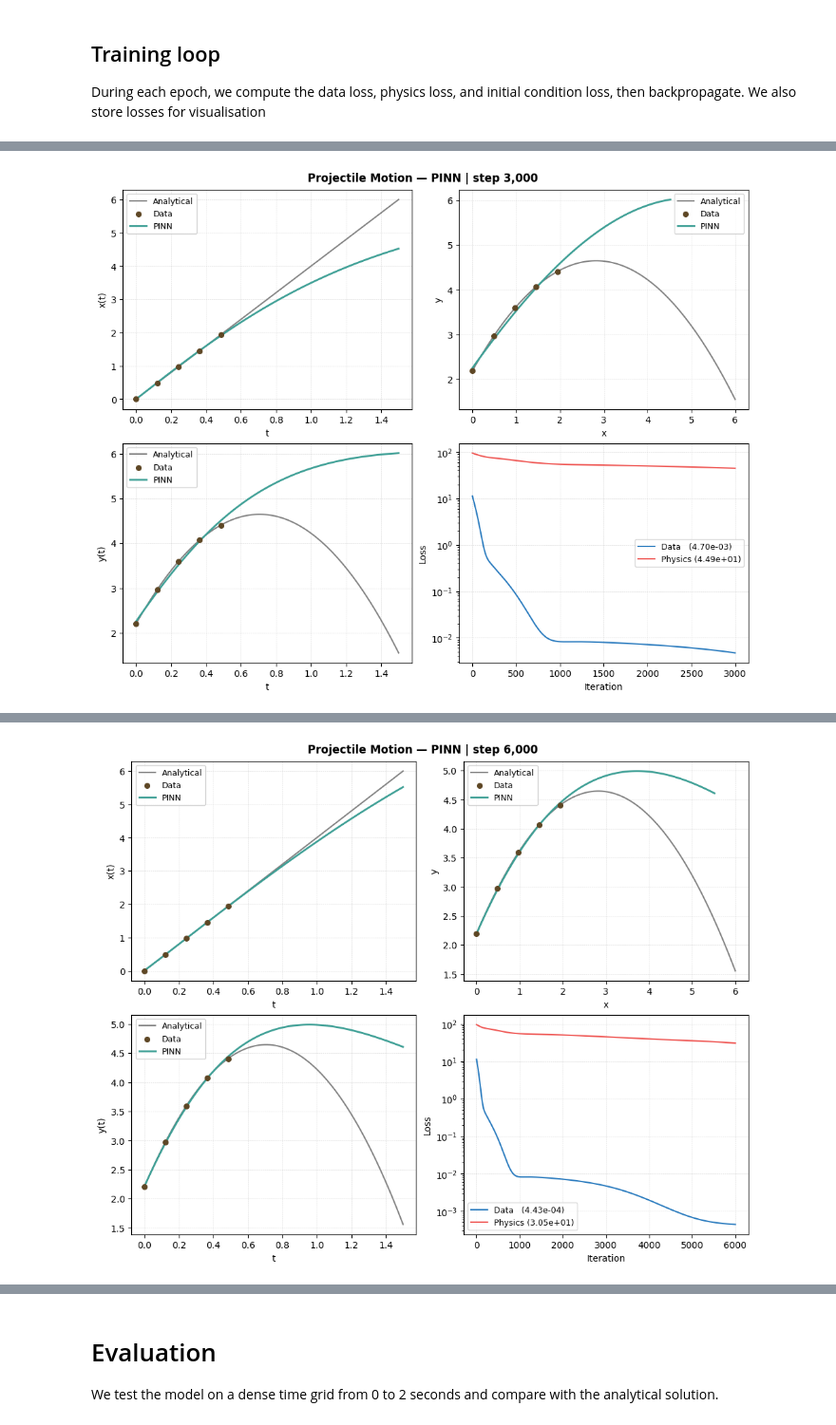
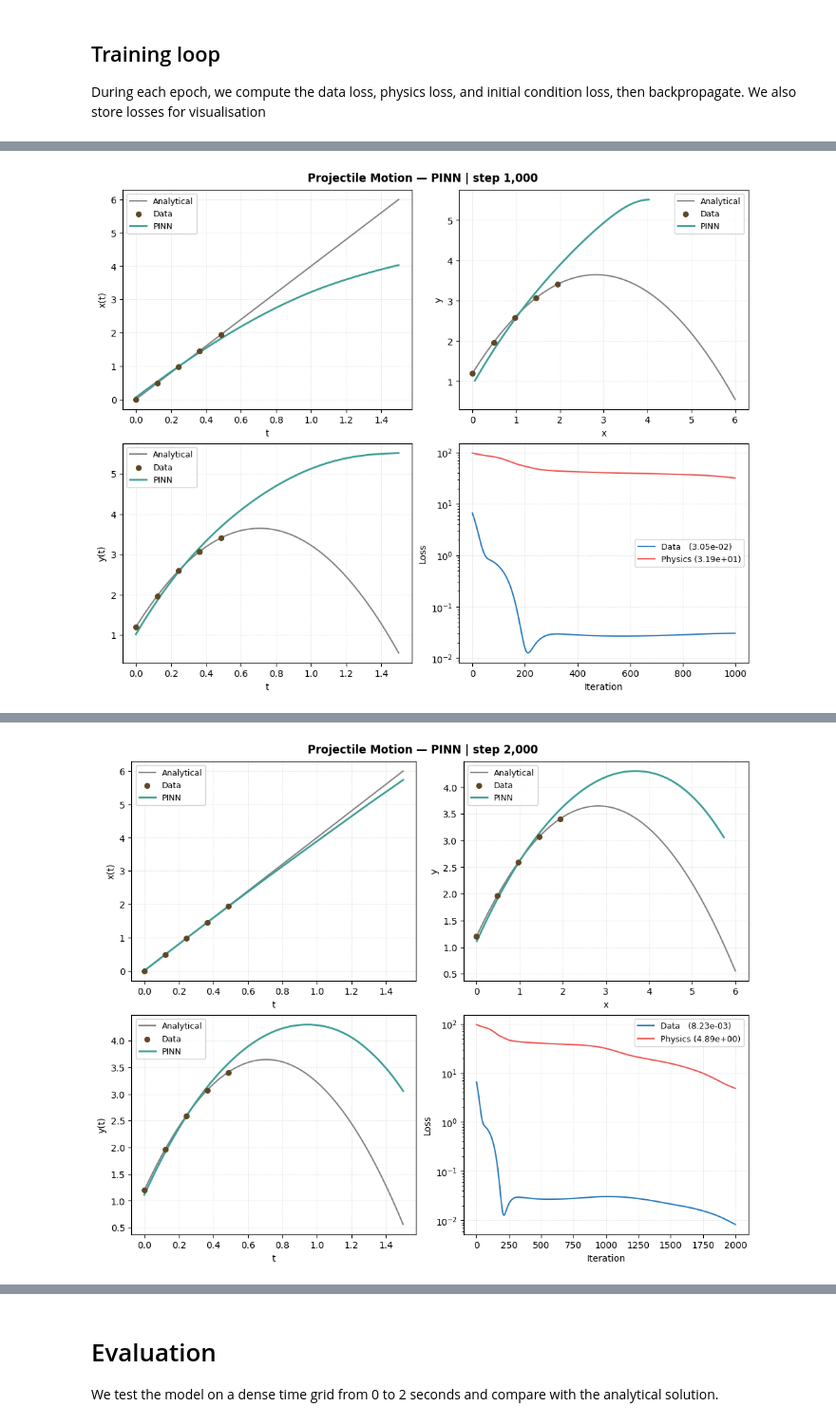
Before and after one commit to ganji759/Worshop-on-PINNs-with-PyTorch, a Jupyter notebook: Pinns_workshop_with_PyTorch.ipynb, the cells around one changed output, grey strips where cells are left out. Shown at 95% size. Drawn from its saved outputs; the diff is of its cells as text; code cells hidden in the pictures.

```diff
--- a/Pinns_workshop_with_PyTorch.ipynb
+++ b/Pinns_workshop_with_PyTorch.ipynb
@@ -85,8 +93,8 @@ class PINN(nn.Module):
         t = self.layers[-1](t)
         return t
 
-# Create an instance of the network with defined architecture: 1 input, 3 hidden layers with 20 neurons, 2 outputs
-layers = [1, 50, 2] # x(t), y(t)
+# 1 input (t), 2 hidden layers of 30 neurons, 2 outputs (x(t), y(t))
+layers = [1, 30, 2]
 model = PINN(layers)
 # %% [markdown]
 ## Generate Training Data (Analytical Solution)
@@ -206,8 +215,9 @@ def loss_physics(model, t):
 
 At $t=0$, we enforce $x=0$, $y=h_0$, $v_x=v_0*\cos(\alpha)$, $v_y=v_0*\sin(\alpha)$
 # %%
-def initial_condition_loss(model, t0, v0, alpha):
-    t0.requires_grad_(True)
+def initial_condition_loss(model, t0, v0, alpha, h_0):
+    # Clone so we don't mutate the shared t0 tensor across calls.
+    t0 = t0.clone().detach().requires_grad_(True)
 
     pred = model(t0)
     x = pred[:, 0:1]
@@ -219,7 +229,9 @@ def initial_condition_loss(model, t0, v0, alpha):
     vx0 = v0 * torch.cos(alpha)
     vy0 = v0 * torch.sin(alpha)
 
-    loss_pos = torch.mean(x**2 + y**2)
+    # Position IC: x(0) = 0, y(0) = h_0
+    loss_pos = torch.mean(x**2 + (y - h_0)**2)
+    # Velocity IC: x'(0) = v0 cos(alpha), y'(0) = v0 sin(alpha)
     loss_vel = torch.mean((x_t - vx0)**2 + (y_t - vy0)**2)
 
     return loss_pos + loss_vel
@@ -231,41 +243,41 @@ e use the Adam optimizer and train for 6000 epochs. The collocation points (wher
 # %%
 # Set up the optimizer and training parameters
 optimizer = optim.Adam(model.parameters(), lr=1e-3)
-num_epochs = 6000
+num_epochs = 9000
 
 # Define collocation points inside the domain for enforcing the PDE residual
 t_collocation = torch.linspace(0, 1.5, 20).view(-1, 1)
 t0 = torch.zeros((1, 1))
 
-v0 = torch.tensor(6.5)
+# Initial speed used by the IC loss must match the data-generation v_0.
+v0 = torch.tensor(v_0)
 # %% [markdown]
 ## Training loop
 
 During each epoch, we compute the data loss, physics loss, and initial condition loss, then backpropagate. We also store losses for visualisation
 # %%
-# Neural network initialization
-from IPython.display import Image, display
-
 # Training loop
-# loss = data MSE + 0.00075 * initial_condition_loss + 0.00075 * loss_physics
-print(
-    "Loss = mean((x-x_data)^2 + (y-y_data)^2) "
-    "+ 0.00075 * initial_condition_loss + 0.00075 * loss_physics"
-)
 losses_p = []
 losses_d = []
 files = []
+
+# Loss weights: data term is unscaled; physics and IC are weighted to keep
+# their gradients on a comparable scale to the data term once their
+# residuals shrink during training.
+w_phys = 1e-2
+w_ic = 1e-2
+
 for i in range(num_epochs):
     optimizer.zero_grad()
 
-    # forward pass of training data and loss calculation
+    # forward pass on training data and data loss
     prediction = model(t_data)
-    x_h, y_h = prediction[:,0:1], prediction[:,1:2]
+    x_h, y_h = prediction[:, 0:1], prediction[:, 1:2]
     loss_1 = torch.mean((x_h - x_data)**2) + torch.mean((y_h - y_data)**2)
 
     loss_phys = loss_physics(model, t_collocation)
-    loss_initial = initial_condition_loss(model, t0, v0, alpha)
-    loss = loss_1 + 0.00075 * loss_initial + 0.00075 * loss_phys
+    loss_initial = initial_condition_loss(model, t0, v0, alpha, h_0)
+    loss = loss_1 + w_ic * loss_initial + w_phys * loss_phys
 
     # backpropagation
     loss.backward()
@@ -274,21 +286,20 @@ for i in range(num_epochs):
     losses_p.append(loss_phys.item())
     losses_d.append(loss_1.item())
 
-    if (i + 1) % 100 == 0 or i == 0:
+    # png files generation
+    if (i + 1) % 500 == 0:
         print(
             f"epoch {i + 1}/{num_epochs}  loss={loss.item():.6e}  "
             f"data={loss_1.item():.6e}  physics={loss_phys.item():.6e}  "
             f"initial={loss_initial.item():.6e}"
         )
 
-    # png files generation
-    if (i + 1) % 30 == 0:
         z_p = model(t).detach()
-        x_h_p, y_h_p = z_p[:,0:1], z_p[:,1:2]
+        x_h_p, y_h_p = z_p[:, 0:1], z_p[:, 1:2]
 
         plots_in_run(t, t_data, x, y, x_h_p, y_h_p, x_data, y_data, i, losses_p, losses_d)
 
-        file = "./image/pinn_%.8i.png"%(i+1)
+        file = "./image/pinn_%.8i.png" % (i + 1)
         plt.savefig(file, bbox_inches='tight', pad_inches=0.1, dpi=100, facecolor="white")
         files.append(file)
 
@@ -299,6 +310,4 @@ for i in range(num_epochs):
 
 # Animated gif generation
 save_gif_PIL("./image/pinn.gif", files, fps=20, loop=0)
-
-display(Image(filename="./image/pinn.gif"))
 # %% [output]
@@ -305 +316 @@ display(Image(filename="./image/pinn.gif"))
-[figure, old version]
+[figure, new version]
@@ -306 +319 @@ display(Image(filename="./image/pinn.gif"))
-[figure, old version]
+[figure, new version]
```
Also changed, not shown: parts of 11 cells of this notebook, 1 other file.
